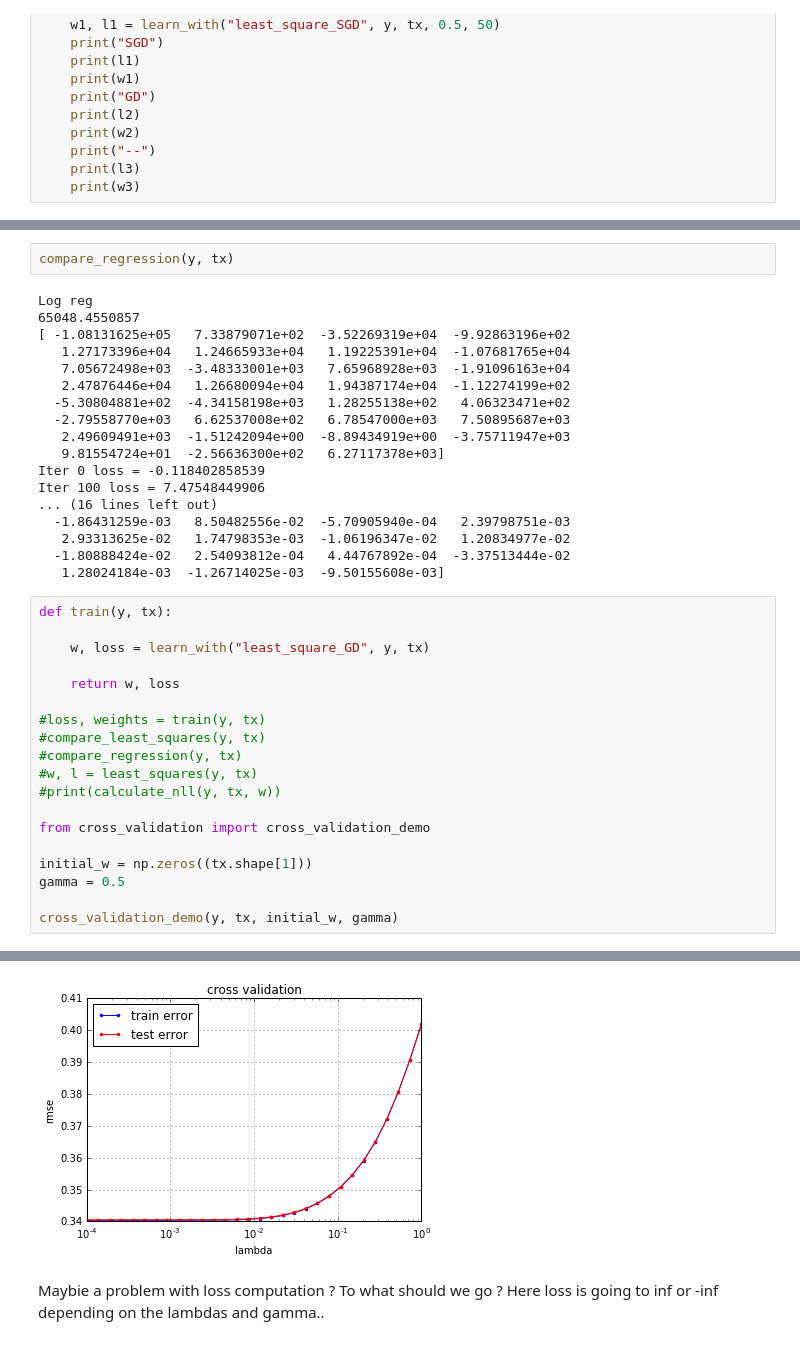
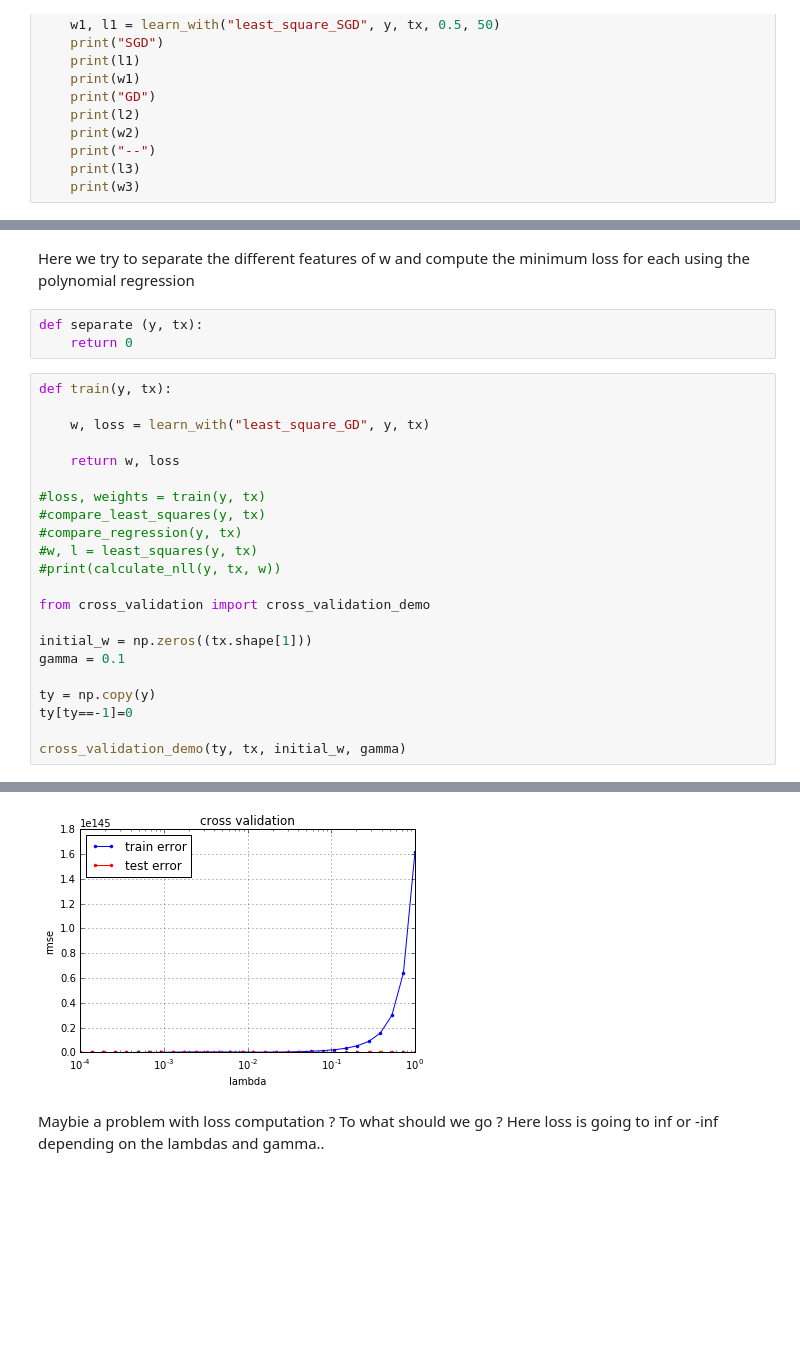
Before and after one commit to audreyloeffel/ML_course, a Jupyter notebook: projects/project1/scripts/project1.ipynb, the cells around one changed output, grey strips where cells are left out. Saved outputs shown, nothing was run; the diff lists cells and outputs as text; blank space fills up the shorter version.

```diff
--- a/projects/project1/scripts/project1.ipynb
+++ b/projects/project1/scripts/project1.ipynb
@@ -149,26 +144,11 @@ def compare_regression(y, tx):
     print(calculate_nll(y, tx, w3))
     #print(l3)
     print(w3)
-# %%
-compare_regression(y, tx)
-# %% [output]
-Log reg
-65048.4550857
-[ -1.08131625e+05   7.33879071e+02  -3.52269319e+04  -9.92863196e+02
-   1.27173396e+04   1.24665933e+04   1.19225391e+04  -1.07681765e+04
-   7.05672498e+03  -3.48333001e+03   7.65968928e+03  -1.91096163e+04
-   2.47876446e+04   1.26680094e+04   1.94387174e+04  -1.12274199e+02
-  -5.30804881e+02  -4.34158198e+03   1.28255138e+02   4.06323471e+02
-  -2.79558770e+03   6.62537008e+02   6.78547000e+03   7.50895687e+03
-   2.49609491e+03  -1.51242094e+00  -8.89434919e+00  -3.75711947e+03
-   9.81554724e+01  -2.56636300e+02   6.27117378e+03]
-Iter 0 loss = -0.118402858539
-Iter 100 loss = 7.47548449906
-... (16 lines left out)
-  -1.86431259e-03   8.50482556e-02  -5.70905940e-04   2.39798751e-03
-   2.93313625e-02   1.74798353e-03  -1.06196347e-02   1.20834977e-02
-  -1.80888424e-02   2.54093812e-04   4.44767892e-04  -3.37513444e-02
-   1.28024184e-03  -1.26714025e-03  -9.50155608e-03]
+# %% [markdown]
+Here we try to separate the different features of w and compute the minimum loss for each using the polynomial regression
+# %%
+def separate (y, tx):
+    return 0
 # %%
 def train(y, tx):
 
@@ -185,8 +165,11 @@ def train(y, tx):
 from cross_validation import cross_validation_demo
 
 initial_w = np.zeros((tx.shape[1]))
-gamma = 0.5
+gamma = 0.1
 
-cross_validation_demo(y, tx, initial_w, gamma)
+ty = np.copy(y)
+ty[ty==-1]=0
+
+cross_validation_demo(ty, tx, initial_w, gamma)
 # %% [output]
 Step 1 over 30
@@ -206,7 +189,7 @@ Step 30 over 30
 30
 30
 30
-[figure, old version]
+[figure, new version]
 # %% [markdown]
 Maybie a problem with loss computation ? To what should we go ? Here loss is going to inf or -inf depending on the lambdas and gamma..
 # %% [markdown]
```
Also changed, not shown: parts of 5 cells of this notebook, 2 other files.
